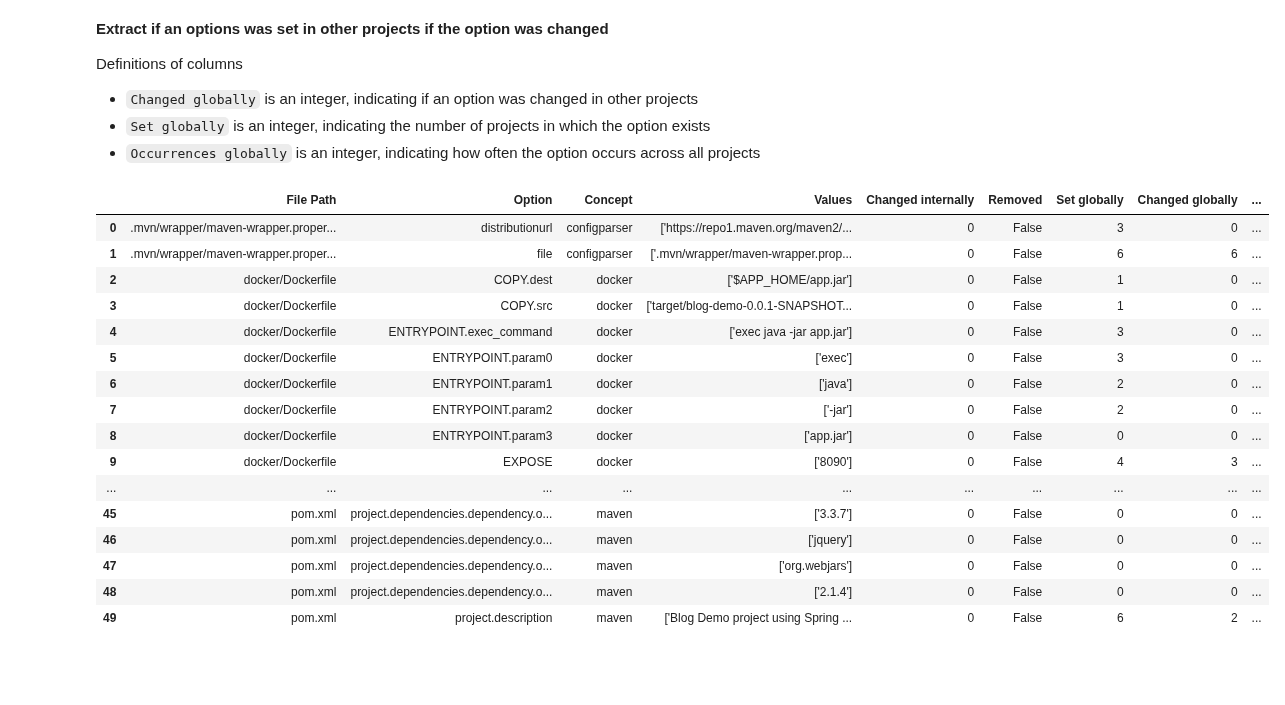
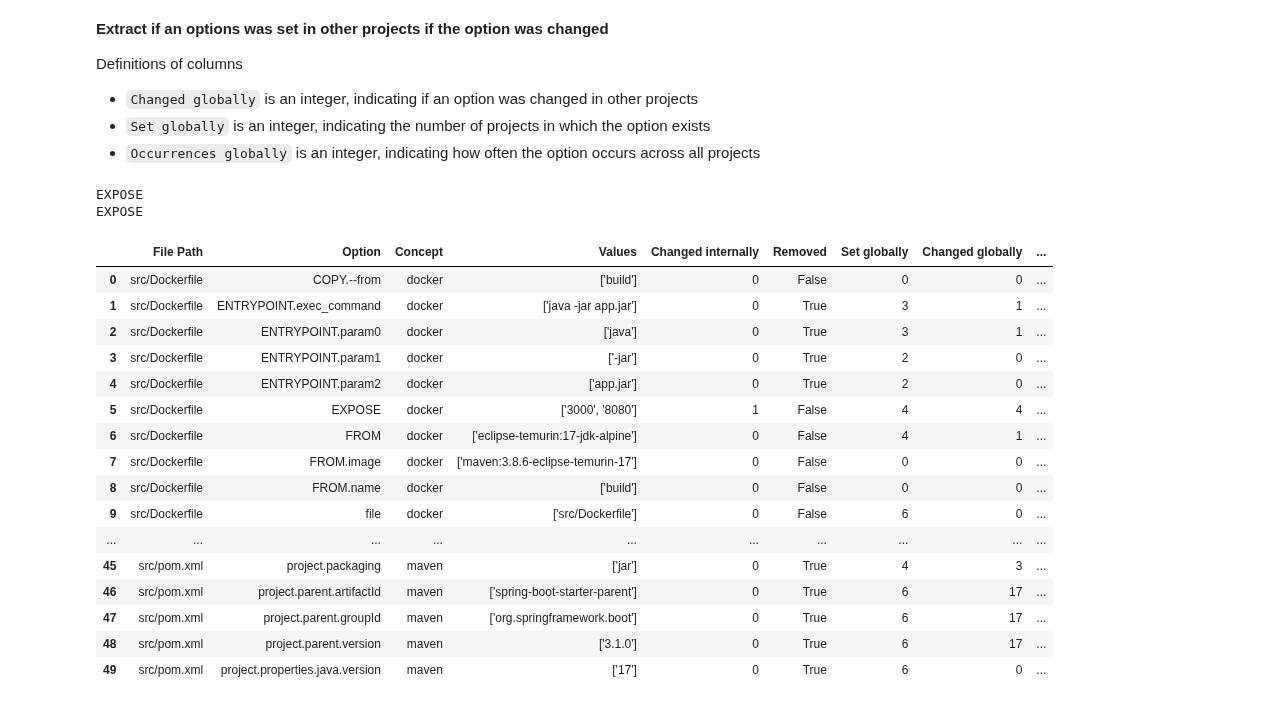
Before and after one commit to simisimon/config-space, a Jupyter notebook: src/analyze_commit_history.ipynb, the cells around one changed output. Cells and saved outputs as stored; diff of their text form; code cells hidden in the pictures; blank space fills up the shorter version.

Commit message:
Extracting global option stats should be finished

```diff
--- a/src/analyze_commit_history.ipynb
+++ b/src/analyze_commit_history.ipynb
@@ -337,6 +337,7 @@ Definitions of columns
 - `Occurrences globally` is an integer, indicating how often the option occurs across all projects
 # %%
 import os
+import ast
 
 data_dir = "../data/extracted_options"
 
@@ -347,57 +348,77 @@ repository_dataframes = {file: pd.read_csv(os.path.join(data_dir, file)) for fil
 # Function to analyze options in a target file against all other files
 def analyze_options_in_target(target_df, other_dfs):
     # Initialize columns
     target_df['Set globally'] = 0
     target_df['Changed globally'] = 0
     target_df['Occurrences globally'] = 0
 
 
     for index, row in target_df.iterrows():
         option = row['Option']
 
+        if option == "EXPOSE":
+            print("EXPOSE")
+
         for other_df in other_dfs:
-            # Check if the option exists in the other DataFrame
-            if option in other_df['Option'].values:
-                # Increment "Set in other projects"
+            # Find all rows in other_df where the option matches
+            matching_rows = other_df[other_df['Option'] == option]
+            match_count = len(matching_rows)
+
+            if match_count > 0:
+                # Increment "Set in other projects" by 1 (project-level count)
                 target_df.loc[index, 'Set globally'] += 1
 
-                # Increment "Total occurrences" by the count in this DataFrame
-                option_count = other_df['Option'].value_counts().get(option, 0)
-                target_df.loc[index, 'Occurrences globally'] += option_count
+                # Increment "Total occurrences" by the total count of matches
+                target_df.loc[index, 'Occurrences globally'] += match_count
 
-                # Check if the option has more than one unique value in this DataFrame
-                option_values = other_df.loc[other_df['Option'] == option, 'Values'].explode()
-                if len(set(option_values)) > 1:  # More than one unique value
-                    target_df.loc[index, 'Changed globally'] += 1
+                # Check each match for changes in values
+                for _, match_row in matching_rows.iterrows():
+                    # Parse the 'Values' column (convert from string to list if necessary)
+                    raw_values = match_row['Values']
+                    try:
+                        values = ast.literal_eval(raw_values) if isinstance(raw_values, str) else raw_values
+                    except (ValueError, SyntaxError):
+                        values = [raw_values]  # Fall back to treating as a single value
+
+                    # Ensure `values` is iterable
+                    if not isinstance(values, (list, set, tuple)):
+                        values = [values]
+
+                    unique_values = set(values)
+                    if len(unique_values) > 1:
+                        # Increment "Changed globally" for each such occurrence
+                        target_df.loc[index, 'Changed globally'] += 1
 
     return target_df
 
 # Pick one target file to analyze (adjust file name as needed)
-target_file_name = 'spring-boot-blog_options.csv'
+target_file_name = 'test_project_history_options.csv'
 target_df = repository_dataframes[target_file_name]
 
 # Use all other files as comparison
 other_dfs = [df for name, df in repository_dataframes.items() if name != target_file_name]
 
 # Perform the analysis
 updated_target_df = analyze_options_in_target(target_df.copy(), other_dfs)
 
 updated_target_df.head(50)
 # %% [output]
+EXPOSE
+EXPOSE
 |  | File Path | Option | Concept | Values | Changed internally | Removed | Set globally | Changed globally | ... |
-| 0 | .mvn/wrapper/maven-wrapper.proper... | distributionurl | configparser | ['https://repo1.maven.org/maven2/... | 0 | False | 3 | 0 | ... |
-| 1 | .mvn/wrapper/maven-wrapper.proper... | file | configparser | ['.mvn/wrapper/maven-wrapper.prop... | 0 | False | 6 | 6 | ... |
-| 2 | docker/Dockerfile | COPY.dest | docker | ['$APP_HOME/app.jar'] | 0 | False | 1 | 0 | ... |
-| 3 | docker/Dockerfile | COPY.src | docker | ['target/blog-demo-0.0.1-SNAPSHOT... | 0 | False | 1 | 0 | ... |
-| 4 | docker/Dockerfile | ENTRYPOINT.exec_command | docker | ['exec java -jar app.jar'] | 0 | False | 3 | 0 | ... |
-| 5 | docker/Dockerfile | ENTRYPOINT.param0 | docker | ['exec'] | 0 | False | 3 | 0 | ... |
-| 6 | docker/Dockerfile | ENTRYPOINT.param1 | docker | ['java'] | 0 | False | 2 | 0 | ... |
-| 7 | docker/Dockerfile | ENTRYPOINT.param2 | docker | ['-jar'] | 0 | False | 2 | 0 | ... |
-| 8 | docker/Dockerfile | ENTRYPOINT.param3 | docker | ['app.jar'] | 0 | False | 0 | 0 | ... |
-| 9 | docker/Dockerfile | EXPOSE | docker | ['8090'] | 0 | False | 4 | 3 | ... |
+| 0 | src/Dockerfile | COPY.--from | docker | ['build'] | 0 | False | 0 | 0 | ... |
+| 1 | src/Dockerfile | ENTRYPOINT.exec_command | docker | ['java -jar app.jar'] | 0 | True | 3 | 1 | ... |
+| 2 | src/Dockerfile | ENTRYPOINT.param0 | docker | ['java'] | 0 | True | 3 | 1 | ... |
+| 3 | src/Dockerfile | ENTRYPOINT.param1 | docker | ['-jar'] | 0 | True | 2 | 0 | ... |
+| 4 | src/Dockerfile | ENTRYPOINT.param2 | docker | ['app.jar'] | 0 | True | 2 | 0 | ... |
+| 5 | src/Dockerfile | EXPOSE | docker | ['3000', '8080'] | 1 | False | 4 | 4 | ... |
+| 6 | src/Dockerfile | FROM | docker | ['eclipse-temurin:17-jdk-alpine'] | 0 | False | 4 | 1 | ... |
+| 7 | src/Dockerfile | FROM.image | docker | ['maven:3.8.6-eclipse-temurin-17'] | 0 | False | 0 | 0 | ... |
+| 8 | src/Dockerfile | FROM.name | docker | ['build'] | 0 | False | 0 | 0 | ... |
+| 9 | src/Dockerfile | file | docker | ['src/Dockerfile'] | 0 | False | 6 | 0 | ... |
 | ... | ... | ... | ... | ... | ... | ... | ... | ... | ... |
-| 45 | pom.xml | project.dependencies.dependency.o... | maven | ['3.3.7'] | 0 | False | 0 | 0 | ... |
-| 46 | pom.xml | project.dependencies.dependency.o... | maven | ['jquery'] | 0 | False | 0 | 0 | ... |
-| 47 | pom.xml | project.dependencies.dependency.o... | maven | ['org.webjars'] | 0 | False | 0 | 0 | ... |
-| 48 | pom.xml | project.dependencies.dependency.o... | maven | ['2.1.4'] | 0 | False | 0 | 0 | ... |
-| 49 | pom.xml | project.description | maven | ['Blog Demo project using Spring ... | 0 | False | 6 | 2 | ... |
+| 45 | src/pom.xml | project.packaging | maven | ['jar'] | 0 | True | 4 | 3 | ... |
+| 46 | src/pom.xml | project.parent.artifactId | maven | ['spring-boot-starter-parent'] | 0 | True | 6 | 17 | ... |
+| 47 | src/pom.xml | project.parent.groupId | maven | ['org.springframework.boot'] | 0 | True | 6 | 17 | ... |
+| 48 | src/pom.xml | project.parent.version | maven | ['3.1.0'] | 0 | True | 6 | 17 | ... |
+| 49 | src/pom.xml | project.properties.java.version | maven | ['17'] | 0 | True | 6 | 0 | ... |
```
